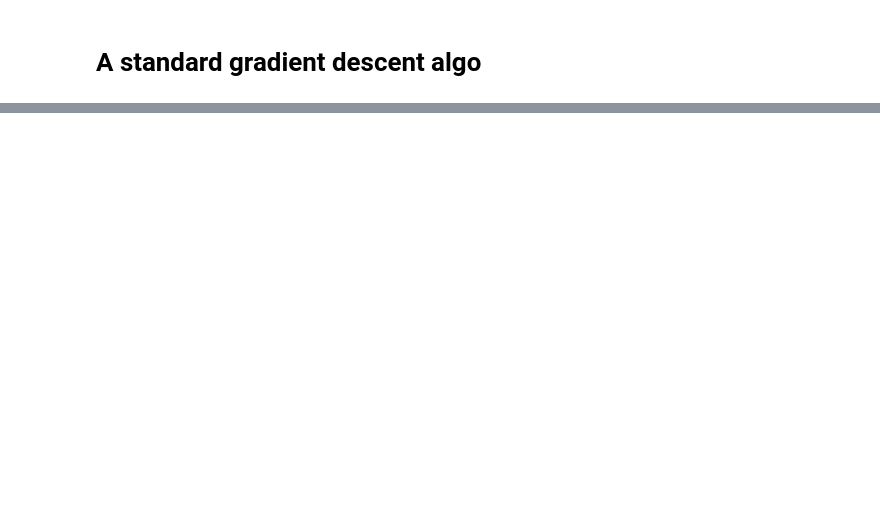
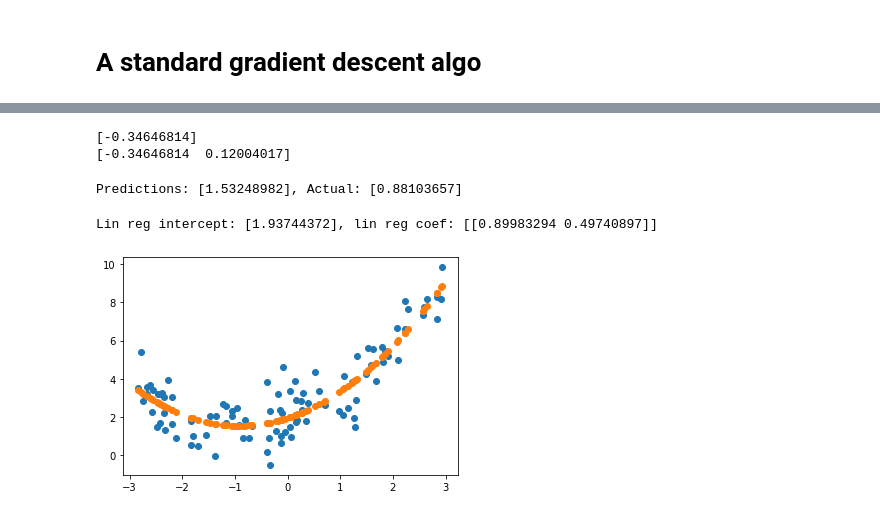
Before and after one commit to Kevin-Paganini/HANDS_ON_ML, a Jupyter notebook: projects/Chapter_4/training_models.ipynb, the cells around one changed output, grey strips where cells are left out. Saved outputs shown, nothing was run; the diff lists cells and outputs as text; code cells hidden in the pictures; blank space fills up the shorter version.

Commit message:
regression

```diff
--- a/projects/Chapter_4/training_models.ipynb
+++ b/projects/Chapter_4/training_models.ipynb
@@ -115,0 +134,33 @@ array([[4.09025164],
+# %%
+## Making quadratic function data
+
+m = 100
+X = 6 * np.random.rand(m, 1) - 3
+y = 0.5 * X**2 + X + 2 + np.random.randn(m, 1)
+# %%
+from sklearn.preprocessing import PolynomialFeatures
+
+poly_features = PolynomialFeatures(degree=2, include_bias=False)
+X_poly = poly_features.fit_transform(X)
+print(X[0])
+print(X_poly[0])
+# %% [output]
+[-0.34646814]
+[-0.34646814  0.12004017]
+# %%
+lin_reg = LinearRegression()
+lin_reg.fit(X_poly, y)
+predictions = lin_reg.predict(X_poly)
+print(f'Predictions: {predictions[1]}, Actual: {y[1]}')
+# %% [output]
+Predictions: [1.53248982], Actual: [0.88103657]
+# %%
+import matplotlib.pyplot as plt
+fig, ax = plt.subplots()
+
+ax.scatter(X, y)
+ax.scatter(X, predictions)
+print(f'Lin reg intercept: {lin_reg.intercept_}, lin reg coef: {lin_reg.coef_}')
+# %% [output]
+Lin reg intercept: [1.93744372], lin reg coef: [[0.89983294 0.49740897]]
+[figure, added]
```
Also changed, not shown: parts of 17 cells of this notebook.
